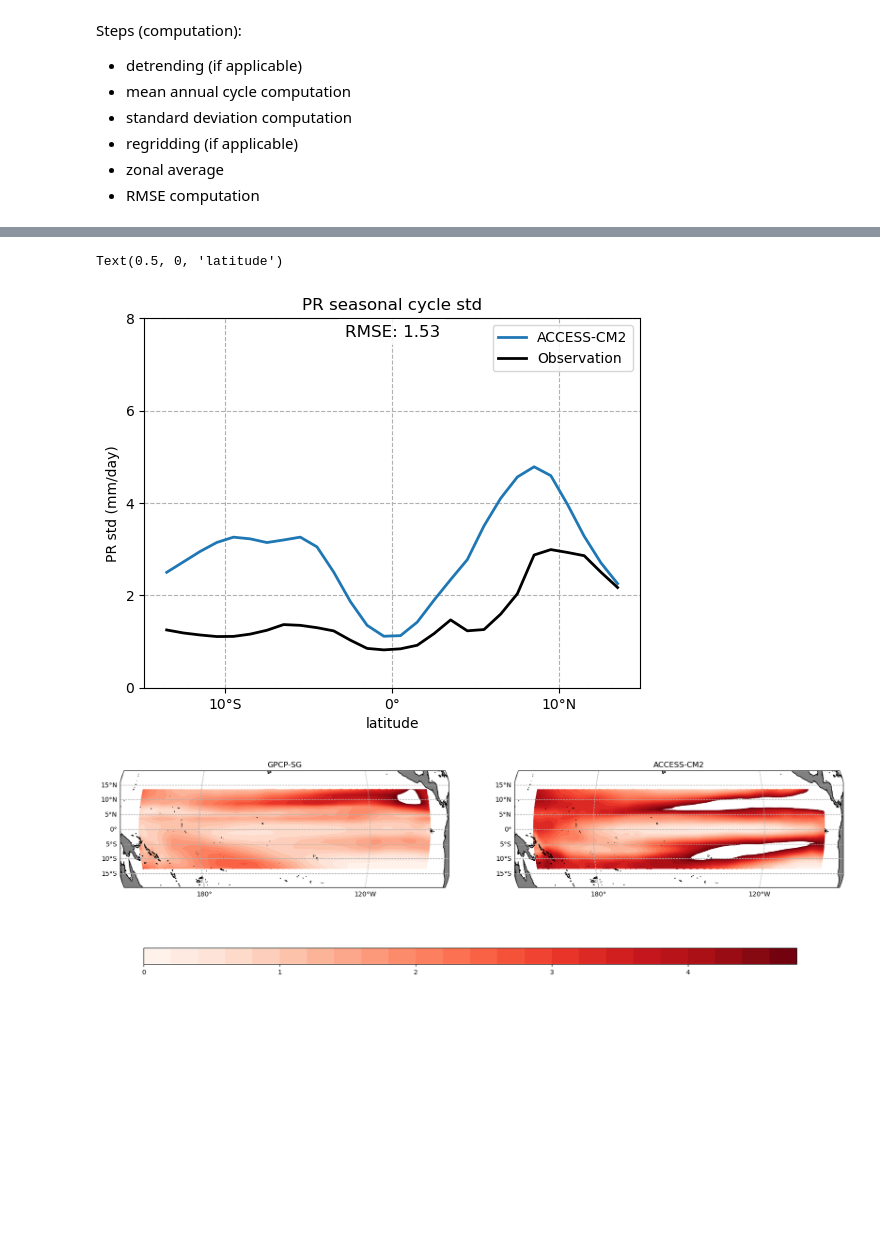
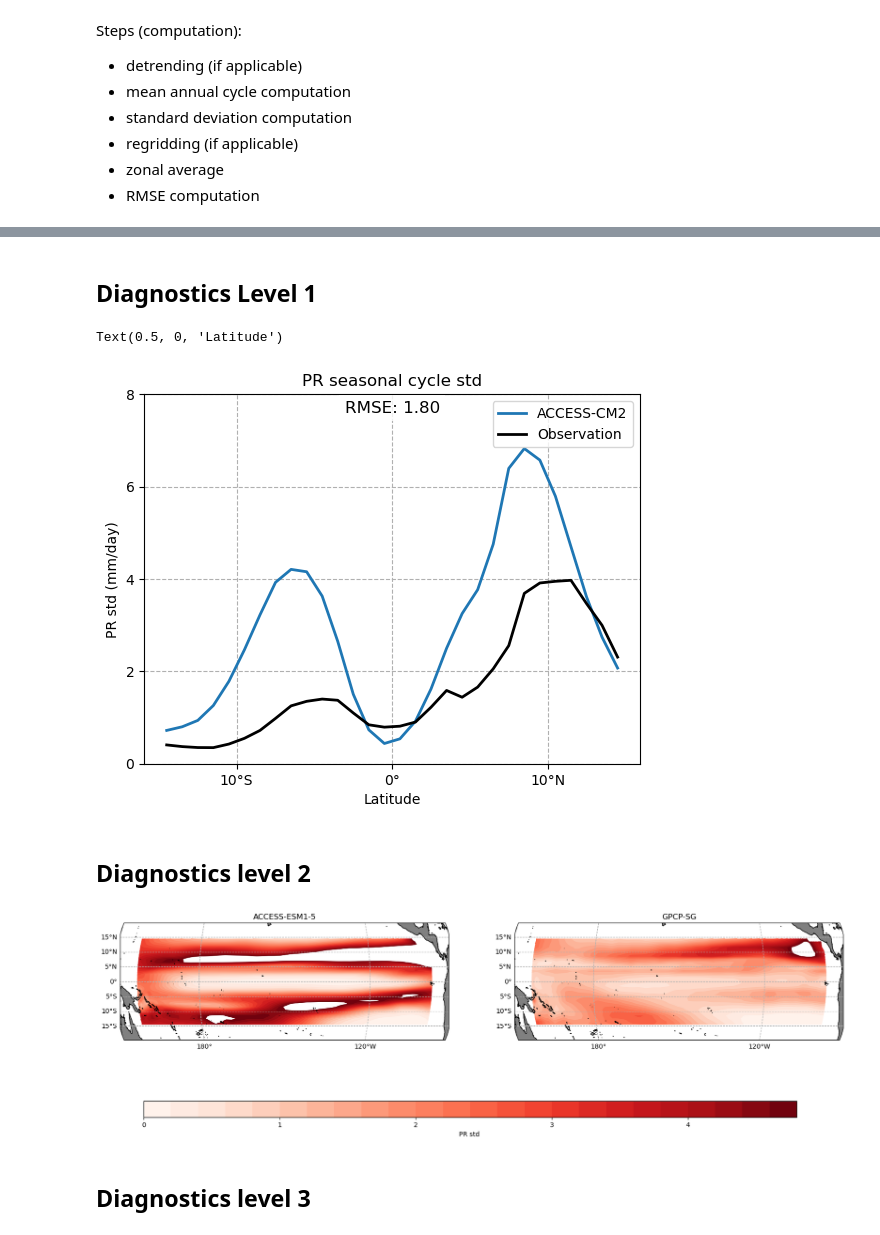
Before and after one commit to ACCESS-NRI/ENSO_recipes, a Jupyter notebook: double_ITCZ_sea_cycle.ipynb, the cells around one changed output, grey strips where cells are left out. Cells and saved outputs as stored; diff of their text form; code cells hidden in the pictures; blank space fills up the shorter version.

```diff
--- a/double_ITCZ_sea_cycle.ipynb
+++ b/double_ITCZ_sea_cycle.ipynb
@@ -65,25 +63,30 @@ from esmvalcore.preprocessor import (
 
 import numpy as np
 # %%
+def preproc1(cube):
+    nino3_latext_region = {"start_longitude": 150., "end_longitude": 270., "start_latitude": -15., "end_latitude": 15.}
+    cube = mask_landsea(cube, mask_out="land")
+    cube = convert_units(cube, units="mm/day")
+    cube = climate_statistics(cube, operator="mean", period="monthly")
 
-## base
-def preproc_base(cube):
-    cube = convert_units(cube,'mm day-1')
+    cube = regrid(cube, target_grid="1x1", scheme="linear")
+    cube = extract_region(cube, **nino3_latext_region)
+    cube.coord('month_number').guess_bounds()
+    cube = cube.collapsed('month_number', iris.analysis.STD_DEV)
+    return cube
 
-    cube = extract_region(cube, 210, 270, -15,15) #150, 270, -15,15
+def preproc2(cube):
+    nino3_latext_region = {"start_longitude": 210., "end_longitude": 270., "start_latitude": -15., "end_latitude": 15.}
+    cube = convert_units(cube, units="mm/day")
+    cube = mask_landsea(cube, mask_out="land")
+    cube = climate_statistics(cube, operator="mean", period="monthly")
     cube = regrid(cube, target_grid="1x1", scheme="linear")
-    cube = climate_statistics(cube,'mean', period='monthly')
+    cube = extract_region(cube, **nino3_latext_region)
+    cube.coord('month_number').guess_bounds()
+    cube = cube.collapsed('month_number', iris.analysis.STD_DEV)
+    cube = zonal_statistics(cube, 'mean')
 
     return cube
-
-
-# level 1 plot - obs and model? with collapsed
-def preproc_3_1(cube):
-    # cube = regrid(cube, target_grid="1x1", scheme="linear")
-    cube = zonal_statistics(cube, 'mean') #
-
-    return cube
-
 
 # rmse calc from obs
 def rmse(obs_cube, model_cube):
@@ -113,4 +94,15 @@ print(error)
+# %%
+model_datasets_prep1 = {name: preproc1(dataset) for name, dataset in model_datasets.items()}
+obs_datasets_prep1 = {name: preproc1(dataset) for name, dataset in obs_datasets.items()}
+
+model_datasets_prep2 = {name: preproc2(dataset) for name, dataset in model_datasets.items()}
+obs_datasets_prep2 = {name: preproc2(dataset) for name, dataset in obs_datasets.items()}
+# %% [markdown]
+## Diagnostics Level 1
 # %%
+import iris.quickplot as qplt
+import matplotlib.pyplot as plt
+
 #plot 1
 def format_latitude(x):
     if x < 0:
@@ -120,8 +112,12 @@ def format_latitude(x):
     else:
         return '0°'
 
-qplt.plot(process['ACCESS-CM2'], label='ACCESS-CM2', linewidth=2)
-qplt.plot(process['GPCP-SG'], color='black', label='Observation', linewidth=2)
+obs_data = obs_datasets_prep2["GPCP-SG"]
+model_data = model_datasets_prep2["ACCESS-ESM1-5"]
+error = rmse(obs_data, model_data)
+
+qplt.plot(model_data, label='ACCESS-CM2', linewidth=2)
+qplt.plot(obs_data, color='black', label='Observation', linewidth=2)
 
 plt.text(0.5, 0.95, f'RMSE: {error:.2f}', fontsize=12, ha='center', transform=plt.gca().transAxes,
          bbox=dict(facecolor='white', alpha=0.8, edgecolor='none'))
@@ -136,7 +132,7 @@ plt.ylabel('PR std (mm/day)')
 xt = np.arange(-10,15,step=10)
 xlab = [format_latitude(x) for x in xt]
 plt.xticks(xt,xlab)
-plt.xlabel('latitude')
+plt.xlabel('Latitude')
 # %% [output]
-Text(0.5, 0, 'latitude')
+Text(0.5, 0, 'Latitude')
-[figure, old version]
+[figure, new version]
@@ -151,37 +139,40 @@ for ds in datasets:
+# %% [markdown]
+## Diagnostics level 2
 # %%
 import iris.plot as iplt
 import matplotlib.colors as mcolors
 import cartopy.feature as cfeature
 import cartopy.crs as ccrs
 
 fig = plt.figure(figsize=(20, 7))
 proj = ccrs.Orthographic(central_longitude=210.0)
 i =121
+process = {**model_datasets_prep1, **obs_datasets_prep1}
 
-# axls = []
+
 for label, cube in process.items():
 
     ax1 = plt.subplot(i,projection=proj)
     ax1.add_feature(cfeature.LAND, facecolor='gray')  # Add land feature with gray color
     ax1.coastlines()
-    cf1 = iplt.contourf(cube, levels=np.arange(0,5,0.2),projection=proj, cmap='Reds')
+    cf1 = iplt.contourf(cube, levels=np.arange(0,5,0.2), cmap='Reds')
 
     ax1.set_extent([130, 290, -20, 20], crs=ccrs.PlateCarree())
     ax1.set_title(label)
 
     # Add gridlines for latitude and longitude
     gl1 = ax1.gridlines(draw_labels=True, linestyle='--')
     gl1.top_labels = False
     gl1.right_labels = False
 
     i+=1
 
 
 # Add a single colorbar at the bottom
 cax = plt.axes([0.15,0.08,0.7,0.05])
 cbar = fig.colorbar(cf1, cax=cax, orientation='horizontal', extend='both', ticks=np.arange(0,6,1))
 cbar.set_label('PR std ')
 # %% [output]
-[figure, old version]
+[figure, new version]
 # %%
 #diagnostic level3
@@ -192,3 +193,5 @@ for ds in datasets:
+# %% [markdown]
+## Diagnostics level 3
 # %%
 fig = plt.figure(figsize=(20, 10))
 i=121
```
Also changed, not shown: parts of 10 cells of this notebook, 2 other files.
